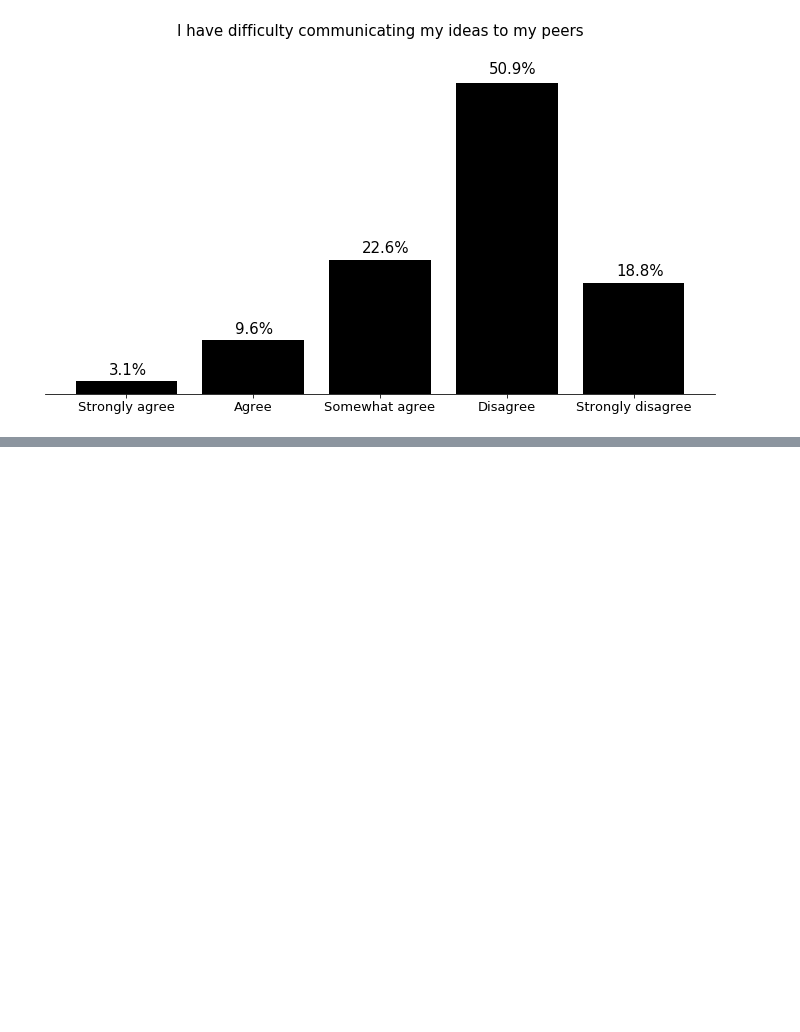
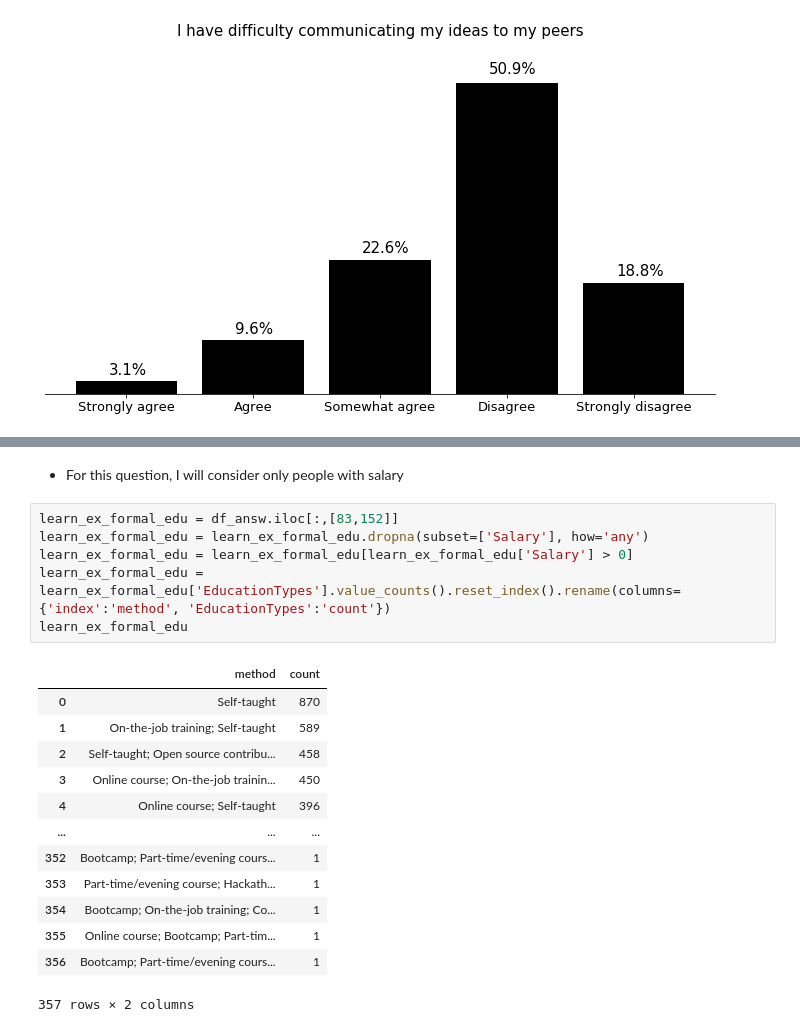
Before and after one commit to rafael-roldao/udct_p1_stackoverflow, a Jupyter notebook: 2017 Stackoverflow Survey Analysis.ipynb, the cells around one changed output, grey strips where cells are left out. Cells and saved outputs as stored; diff of their text form; blank space fills up the shorter version.

Commit message:
3rd chart - formal education

```diff
--- a/2017 Stackoverflow Survey Analysis.ipynb
+++ b/2017 Stackoverflow Survey Analysis.ipynb
@@ -362,0 +408,22 @@ plt.title('I have difficulty communicating my ideas to my peers', fontsize=15, y
+# %% [markdown]
+- For this question, I will consider only people with salary
+# %%
+learn_ex_formal_edu = df_answ.iloc[:,[83,152]]
+learn_ex_formal_edu = learn_ex_formal_edu.dropna(subset=['Salary'], how='any')
+learn_ex_formal_edu = learn_ex_formal_edu[learn_ex_formal_edu['Salary'] > 0]
+learn_ex_formal_edu = learn_ex_formal_edu['EducationTypes'].value_counts().reset_index().rename(columns={'index':'method', 'EducationTypes':'count'})
+learn_ex_formal_edu
+# %% [output]
+|  | method | count |
+| 0 | Self-taught | 870 |
+| 1 | On-the-job training; Self-taught | 589 |
+| 2 | Self-taught; Open source contribu... | 458 |
+| 3 | Online course; On-the-job trainin... | 450 |
+| 4 | Online course; Self-taught | 396 |
+| ... | ... | ... |
+| 352 | Bootcamp; Part-time/evening cours... | 1 |
+| 353 | Part-time/evening course; Hackath... | 1 |
+| 354 | Bootcamp; On-the-job training; Co... | 1 |
+| 355 | Online course; Bootcamp; Part-tim... | 1 |
+| 356 | Bootcamp; Part-time/evening cours... | 1 |
+357 rows × 2 columns
```
Also changed, not shown: parts of 9 cells of this notebook.
